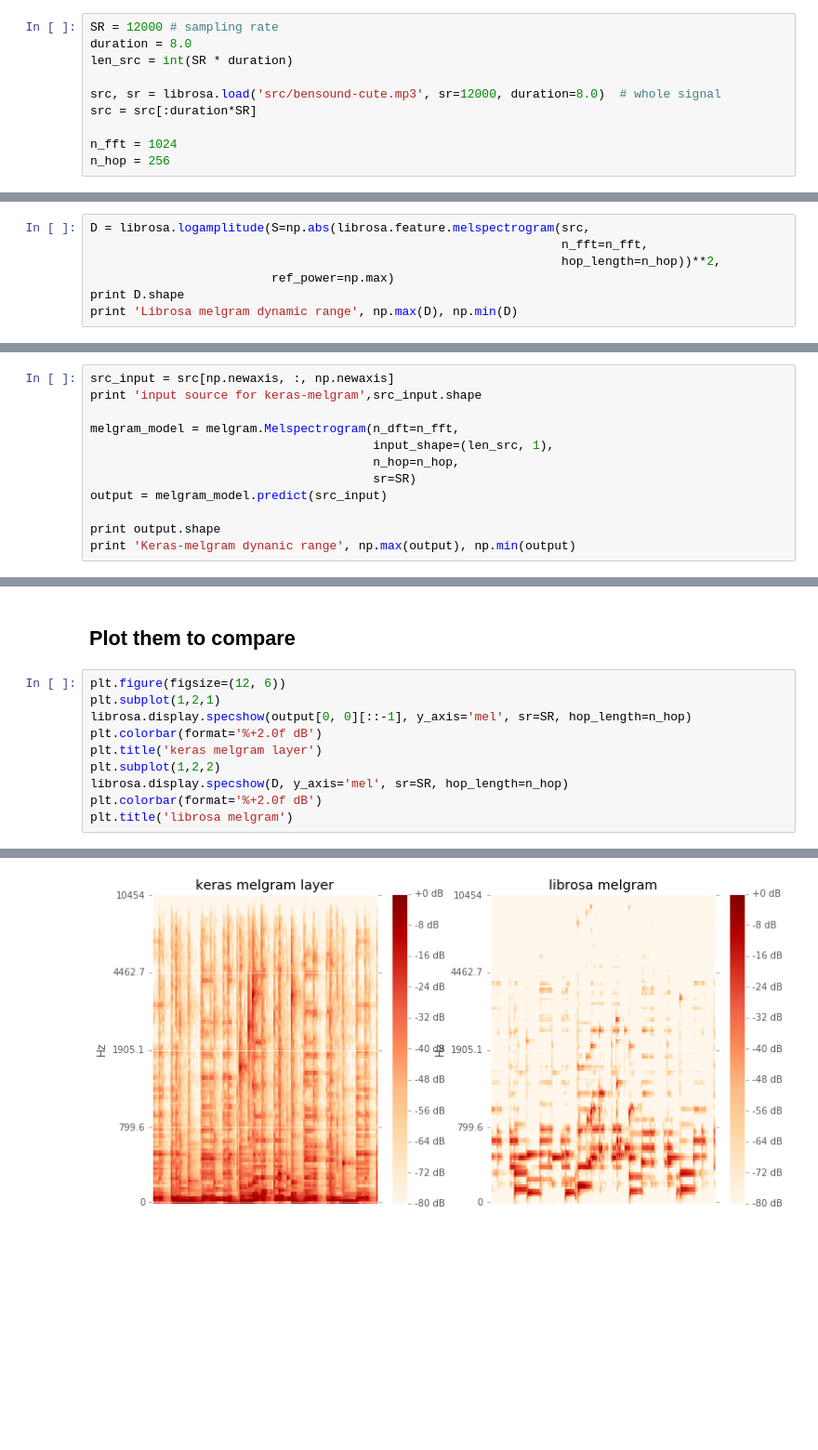
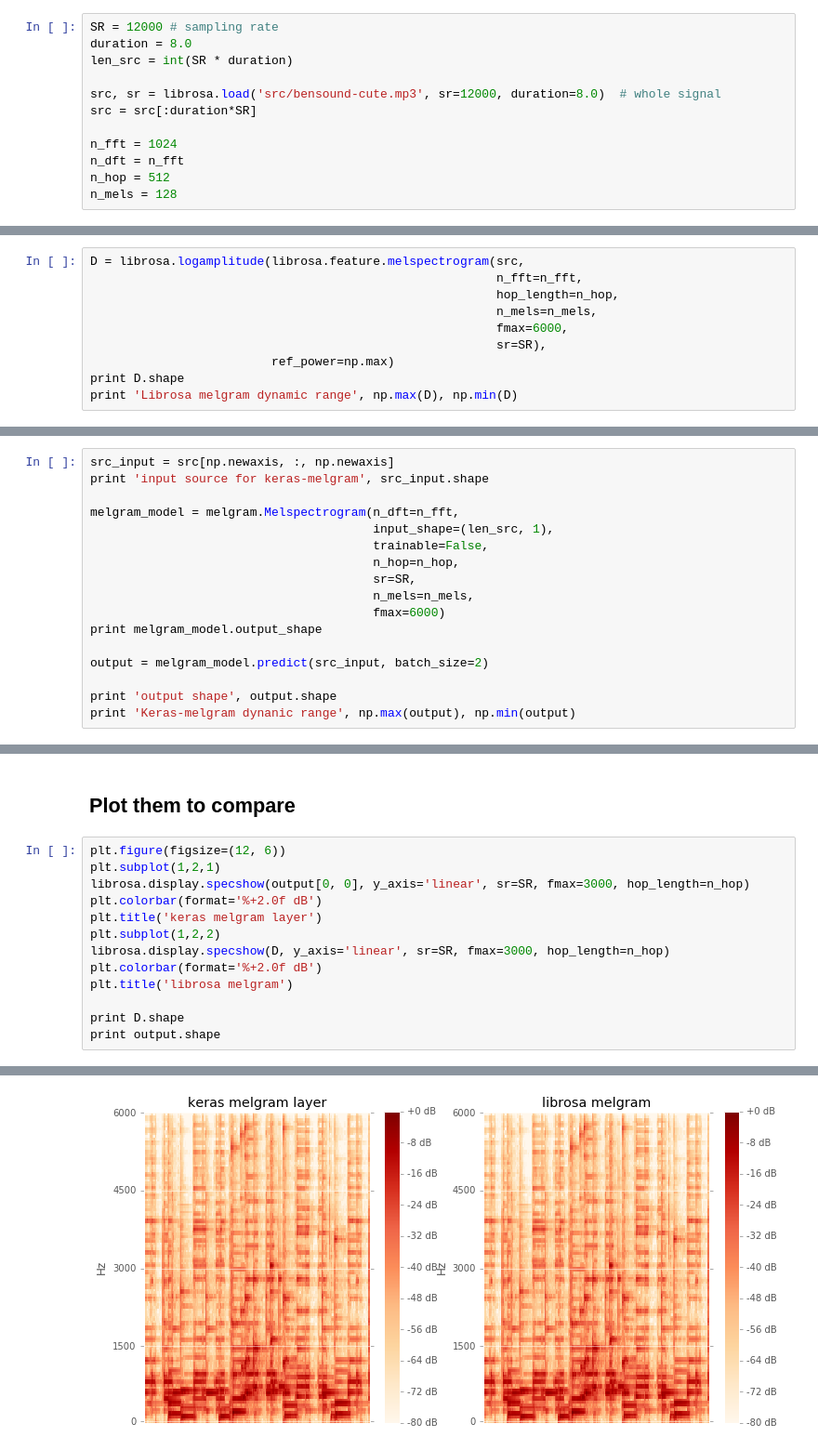
Before and after one commit to keunwoochoi/keras_STFT_layer, a Jupyter notebook: melgram.ipynb, the cells around one changed output, grey strips where cells are left out. Shown: that part at 93% size. Drawn from its saved outputs; the diff is of its cells as text; blank space fills up the shorter version.

Commit message:
update - melgram is fixed now, notebooks are cleaned

```diff
--- a/melgram.ipynb
+++ b/melgram.ipynb
@@ -20,13 +23,18 @@ src, sr = librosa.load('src/bensound-cute.mp3', sr=12000, duration=8.0)  # whole
 src = src[:duration*SR]
 
 n_fft = 1024
-n_hop = 256
+n_dft = n_fft
+n_hop = 512
+n_mels = 128
 # %% [markdown]
 ## Compute melgram using librosa
 # %%
-D = librosa.logamplitude(S=np.abs(librosa.feature.melspectrogram(src,
-                                                                 n_fft=n_fft,
-                                                                 hop_length=n_hop))**2,
+D = librosa.logamplitude(librosa.feature.melspectrogram(src,
+                                                        n_fft=n_fft,
+                                                        hop_length=n_hop,
+                                                        n_mels=n_mels,
+                                                        fmax=6000,
+                                                        sr=SR),
                          ref_power=np.max)
 print D.shape
 print 'Librosa melgram dynamic range', np.max(D), np.min(D)
@@ -37,15 +45,20 @@ Librosa melgram dynamic range 0.0 -80.0
 ## Compute melgram using keras-melspectrogram
 # %%
 src_input = src[np.newaxis, :, np.newaxis]
-print 'input source for keras-melgram',src_input.shape
+print 'input source for keras-melgram', src_input.shape
 
 melgram_model = melgram.Melspectrogram(n_dft=n_fft,
                                        input_shape=(len_src, 1),
+                                       trainable=False,
                                        n_hop=n_hop,
-                                       sr=SR)
-output = melgram_model.predict(src_input)
+                                       sr=SR,
+                                       n_mels=n_mels,
+                                       fmax=6000)
+print melgram_model.output_shape
 
-print output.shape
+output = melgram_model.predict(src_input, batch_size=2)
+
+print 'output shape', output.shape
 print 'Keras-melgram dynanic range', np.max(output), np.min(output)
 # %% [output]
 input source for keras-melgram (1, 96000, 1)
@@ -56,11 +70,14 @@ Keras-melgram dynanic range 0.0 -80.0
 # %%
 plt.figure(figsize=(12, 6))
 plt.subplot(1,2,1)
-librosa.display.specshow(output[0, 0][::-1], y_axis='mel', sr=SR, hop_length=n_hop)
+librosa.display.specshow(output[0, 0], y_axis='linear', sr=SR, fmax=3000, hop_length=n_hop)
 plt.colorbar(format='%+2.0f dB')
 plt.title('keras melgram layer')
 plt.subplot(1,2,2)
-librosa.display.specshow(D, y_axis='mel', sr=SR, hop_length=n_hop)
+librosa.display.specshow(D, y_axis='linear', sr=SR, fmax=3000, hop_length=n_hop)
 plt.colorbar(format='%+2.0f dB')
 plt.title('librosa melgram')
+
+print D.shape
+print output.shape
 # %% [output]
@@ -68 +86 @@ plt.title('librosa melgram')
-[figure, old version]
+[figure, new version]
```
Also changed, not shown: parts of 8 cells of this notebook, 5 other files.
